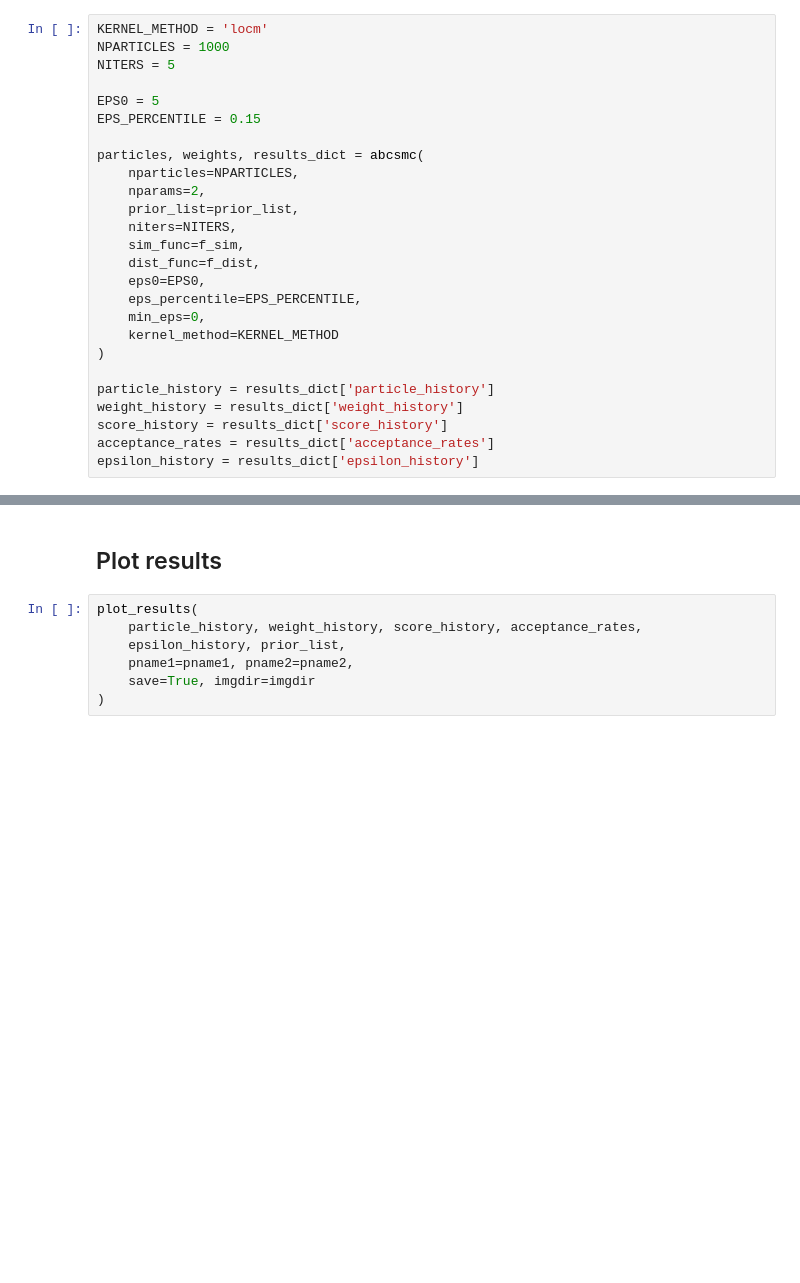
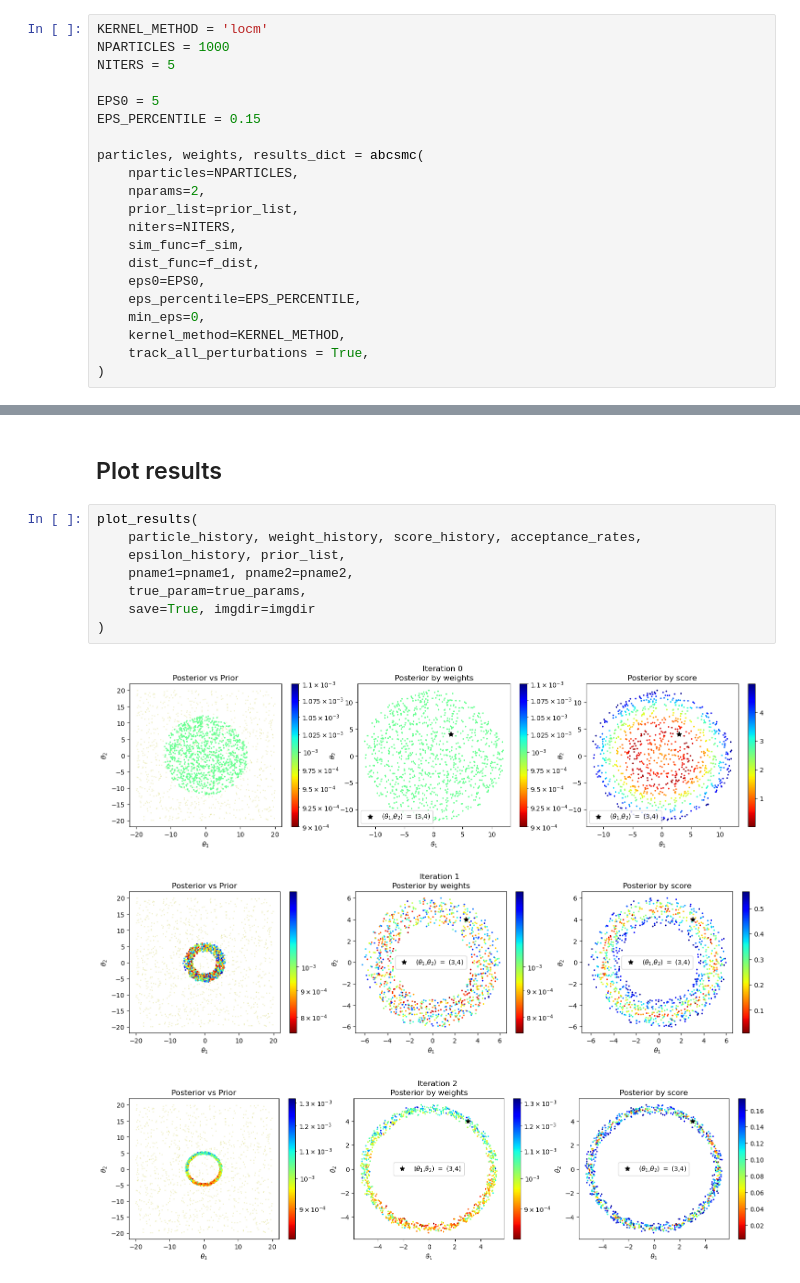
Before and after one commit to AddisonHowe/abcsmc-tutorial, a Jupyter notebook: notebooks/nb_ring_locm.ipynb, the cells around one changed output, grey strips where cells are left out. Cells and saved outputs as stored; diff of their text form; blank space fills up the shorter version.

```diff
--- a/notebooks/nb_ring_locm.ipynb
+++ b/notebooks/nb_ring_locm.ipynb
@@ -81,11 +86,6 @@ particles, weights, results_dict = abcsmc(
     eps0=EPS0,
     eps_percentile=EPS_PERCENTILE,
     min_eps=0,
-    kernel_method=KERNEL_METHOD
+    kernel_method=KERNEL_METHOD,
+    track_all_perturbations = True,
 )
-
-particle_history = results_dict['particle_history']
-weight_history = results_dict['weight_history']
-score_history = results_dict['score_history']
-acceptance_rates = results_dict['acceptance_rates']
-epsilon_history = results_dict['epsilon_history']
@@ -94,7 +121,12 @@ epsilon_history = results_dict['epsilon_history']
 # %%
 plot_results(
     particle_history, weight_history, score_history, acceptance_rates,
     epsilon_history, prior_list,
     pname1=pname1, pname2=pname2,
+    true_param=true_params,
     save=True, imgdir=imgdir
 )
+# %% [output]
+[figure, added]
+[figure, added]
+[figure, added]
```
Also changed, not shown: parts of 8 cells of this notebook, 7 other files.
